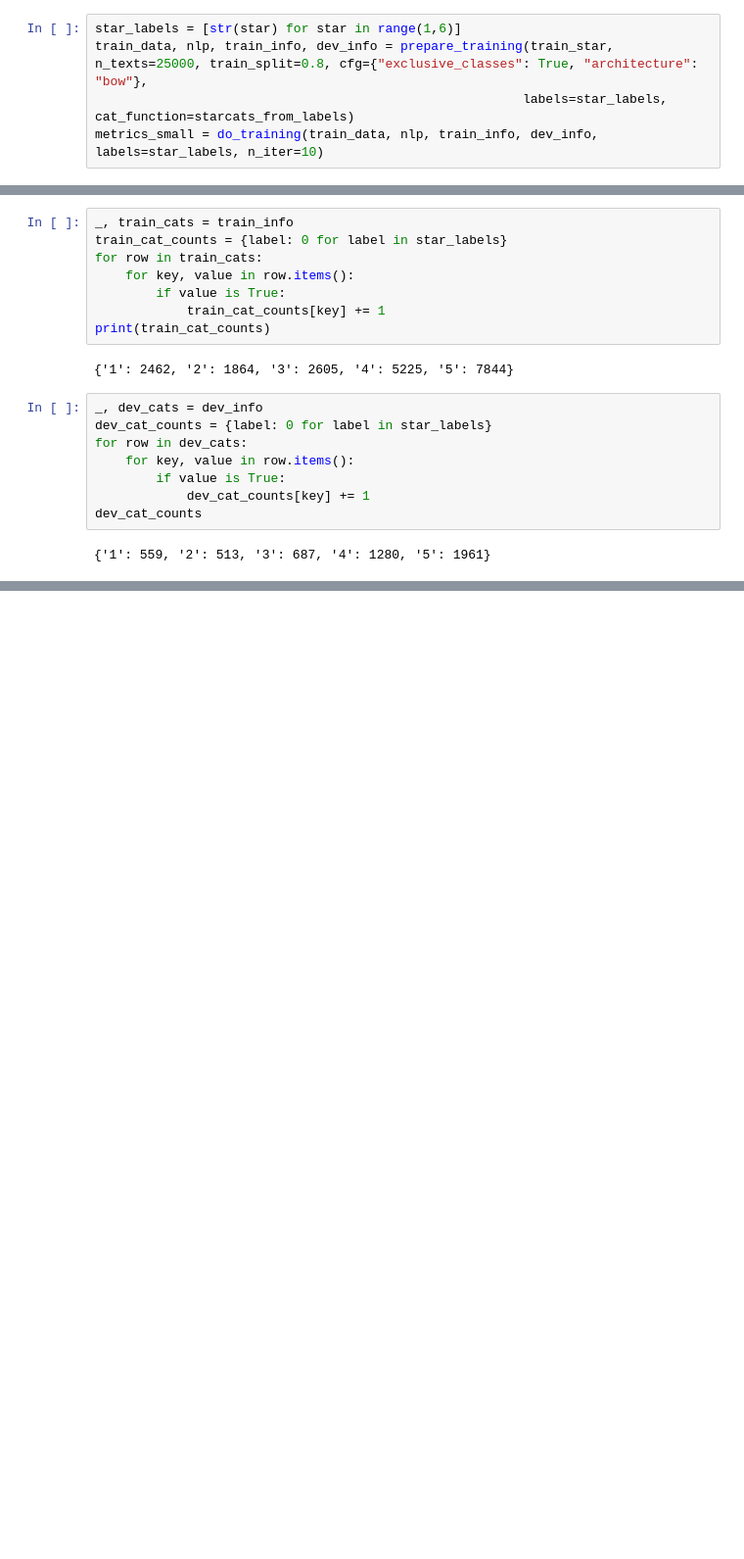
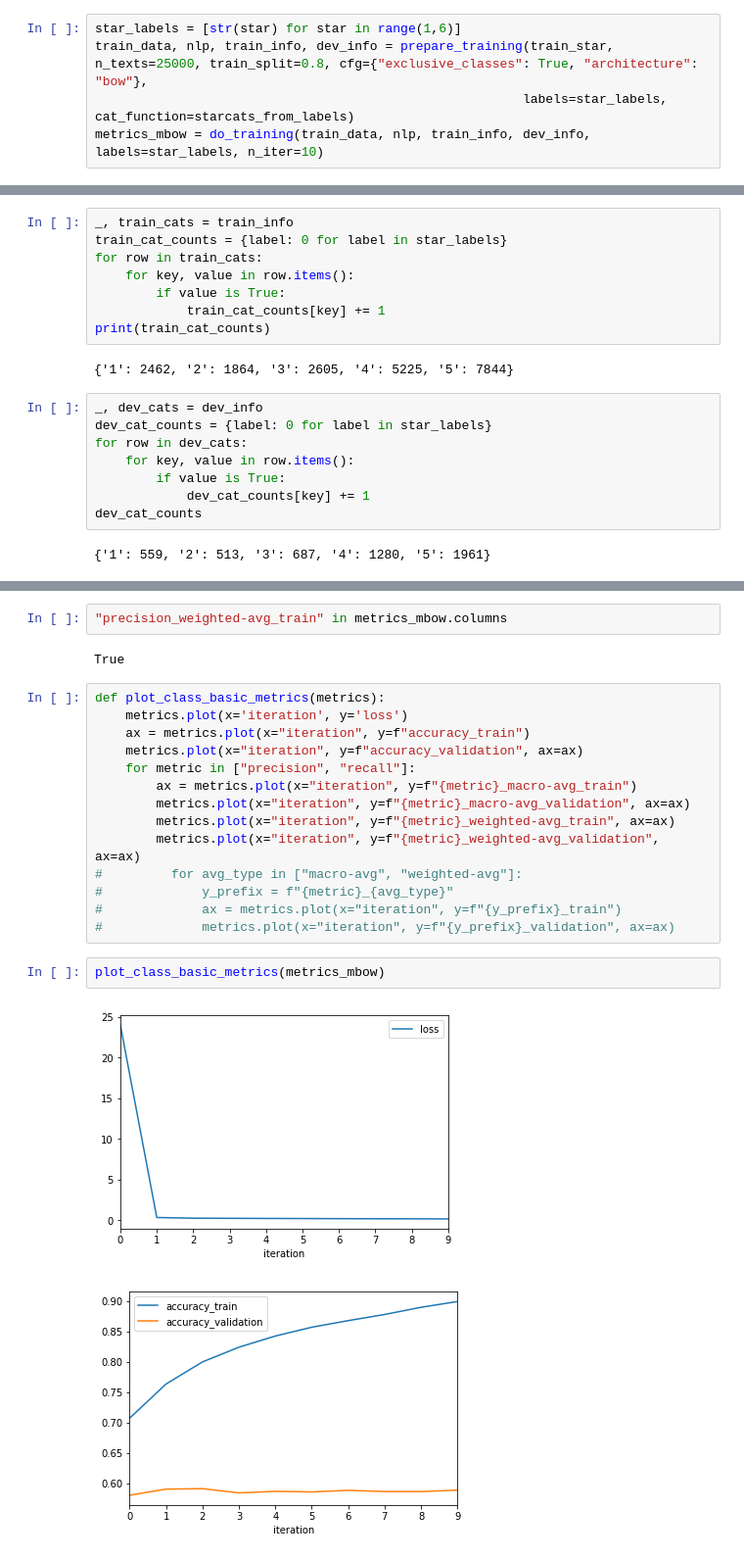
Before and after one commit to cmd16/cs344-artificial-intelligence, a Jupyter notebook: final_project/yelp_reviews.ipynb, the cells around one changed output, grey strips where cells are left out. Shown at 98% size. Cells and saved outputs as stored; diff of their text form; blank space fills up the shorter version.

```diff
--- a/final_project/yelp_reviews.ipynb
+++ b/final_project/yelp_reviews.ipynb
@@ -450,7 +462,7 @@ train_star = reviews['star_tuples'].tolist()
 star_labels = [str(star) for star in range(1,6)]
 train_data, nlp, train_info, dev_info = prepare_training(train_star, n_texts=25000, train_split=0.8, cfg={"exclusive_classes": True, "architecture": "bow"},
                                                         labels=star_labels, cat_function=starcats_from_labels)
-metrics_small = do_training(train_data, nlp, train_info, dev_info, labels=star_labels, n_iter=10)
+metrics_mbow = do_training(train_data, nlp, train_info, dev_info, labels=star_labels, n_iter=10)
 # %% [output]
 Loading data...
 Using 25000 examples (20000 training, 5000 evaluation)
@@ -505,0 +553,23 @@ dev_cat_counts
+# %%
+"precision_weighted-avg_train" in metrics_mbow.columns
+# %% [output]
+True
+# %%
+def plot_class_basic_metrics(metrics):
+    metrics.plot(x='iteration', y='loss')
+    ax = metrics.plot(x="iteration", y=f"accuracy_train")
+    metrics.plot(x="iteration", y=f"accuracy_validation", ax=ax)
+    for metric in ["precision", "recall"]:
+        ax = metrics.plot(x="iteration", y=f"{metric}_macro-avg_train")
+        metrics.plot(x="iteration", y=f"{metric}_macro-avg_validation", ax=ax)
+        metrics.plot(x="iteration", y=f"{metric}_weighted-avg_train", ax=ax)
+        metrics.plot(x="iteration", y=f"{metric}_weighted-avg_validation", ax=ax)
+#         for avg_type in ["macro-avg", "weighted-avg"]:
+#             y_prefix = f"{metric}_{avg_type}"
+#             ax = metrics.plot(x="iteration", y=f"{y_prefix}_train")
+#             metrics.plot(x="iteration", y=f"{y_prefix}_validation", ax=ax)
+# %%
+plot_class_basic_metrics(metrics_mbow)
+# %% [output]
+[figure, added]
+[figure, added]
```
Also changed, not shown: parts of 28 cells of this notebook.
